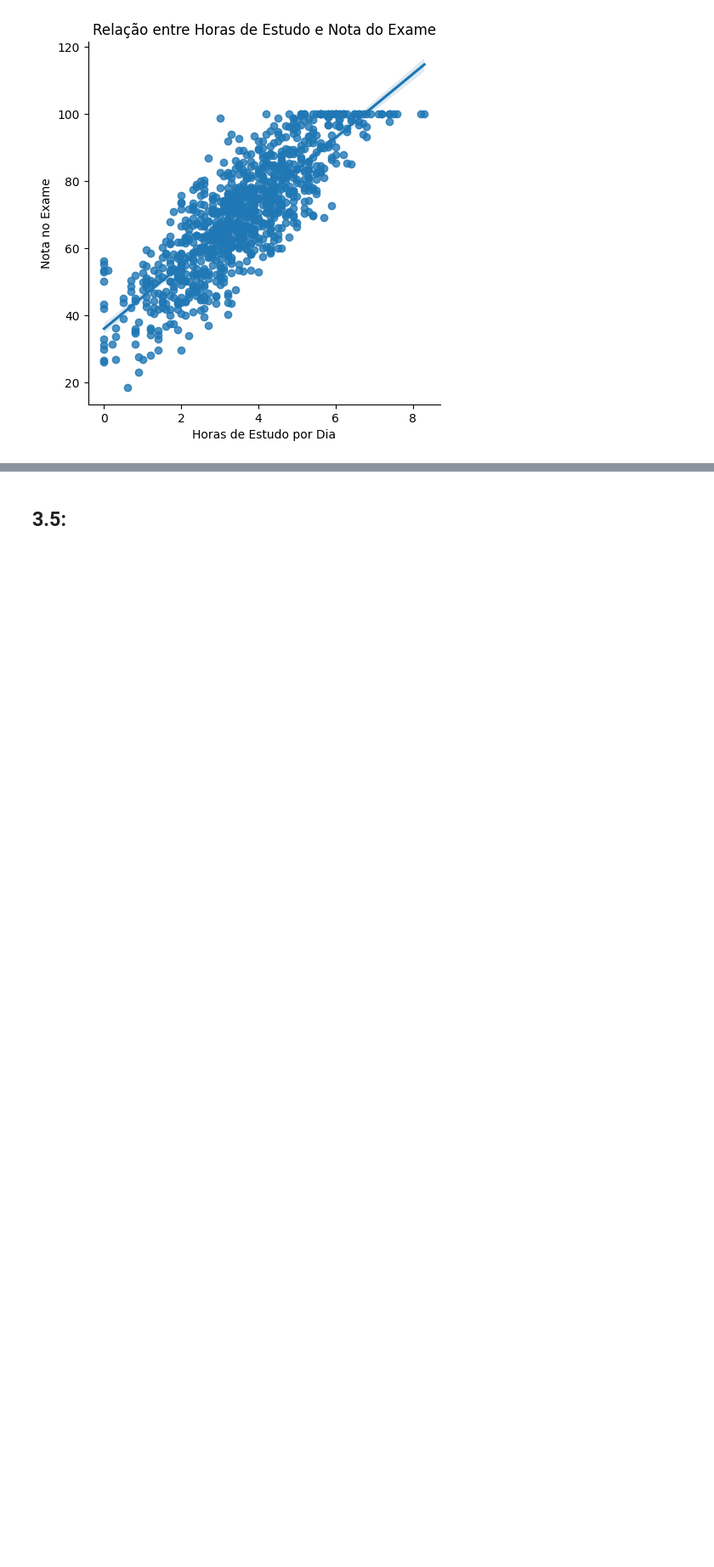
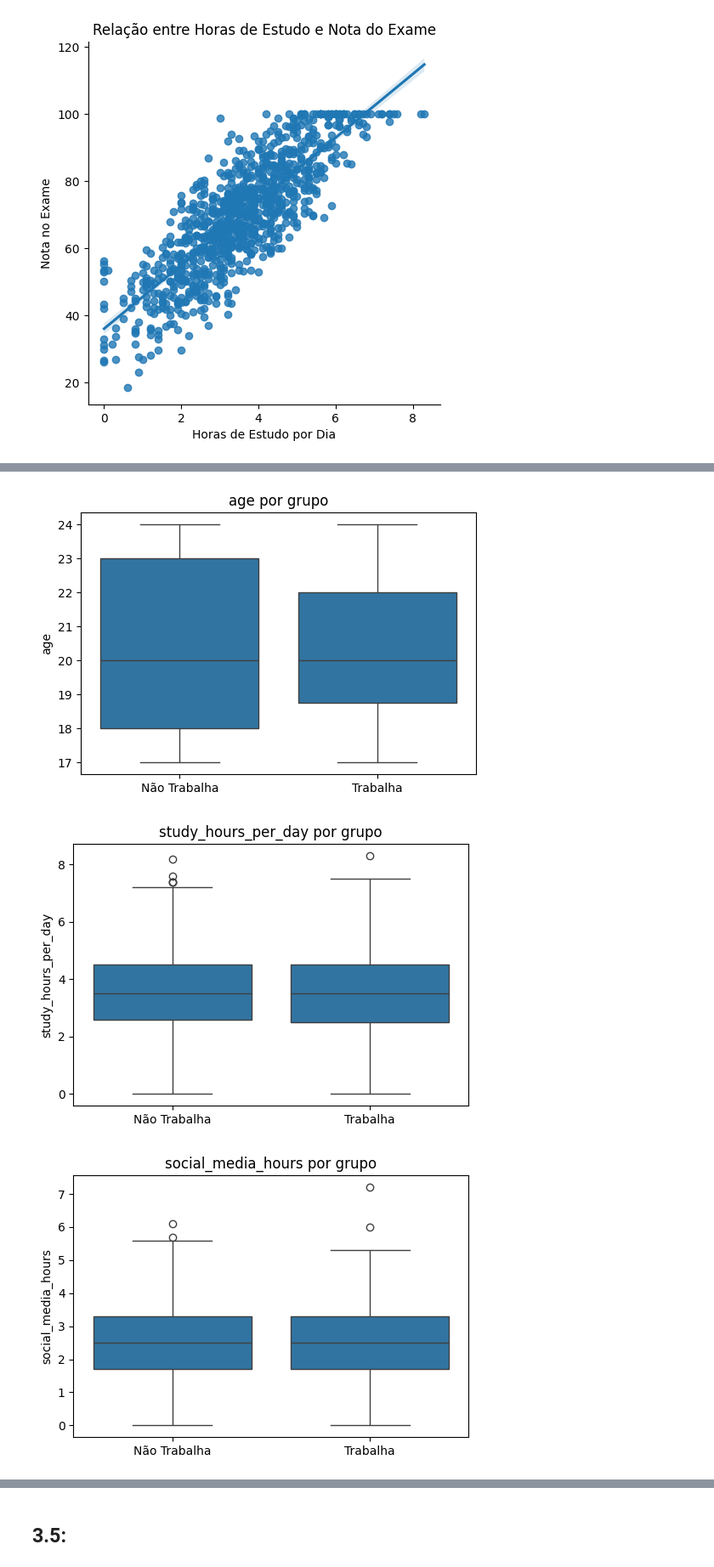
Before and after one commit to wilsonxdrone/N2-2B_AnaliseDados, a Jupyter notebook: analiseestudantes.ipynb, the cells around one changed output, grey strips where cells are left out. Shown at 85% size. Saved outputs shown, nothing was run; the diff lists cells and outputs as text; code cells hidden in the pictures; blank space fills up the shorter version.

```diff
--- a/analiseestudantes.ipynb
+++ b/analiseestudantes.ipynb
@@ -267,0 +318,16 @@ plt.show()
+# %%
+variaveis_numericas = dataset.select_dtypes(include=['float64', 'int64'])
+
+# Plotar boxplots lado a lado
+for coluna in variaveis_numericas:
+    plt.figure(figsize=(6,4))
+    sns.boxplot(data=dataset, x='part_time_job', y=coluna)
+    plt.xticks([0, 1], ['Não Trabalha', 'Trabalha'])
+    plt.title(f'{coluna} por grupo')
+    plt.xlabel('')
+    plt.ylabel(coluna)
+    plt.show()
+# %% [output]
+[figure, added]
+[figure, added]
+[figure, added]
```
Also changed, not shown: parts of 8 cells of this notebook.
